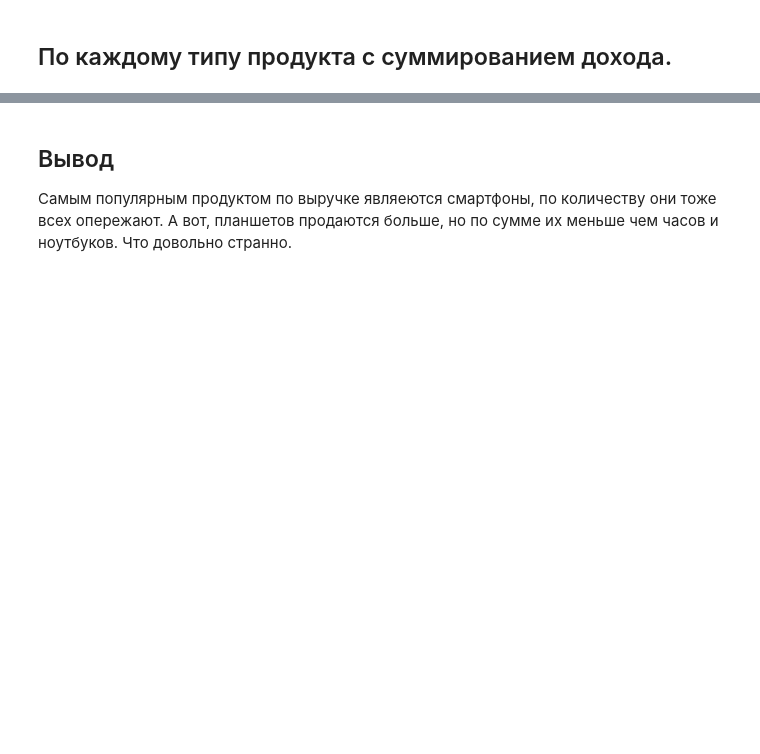
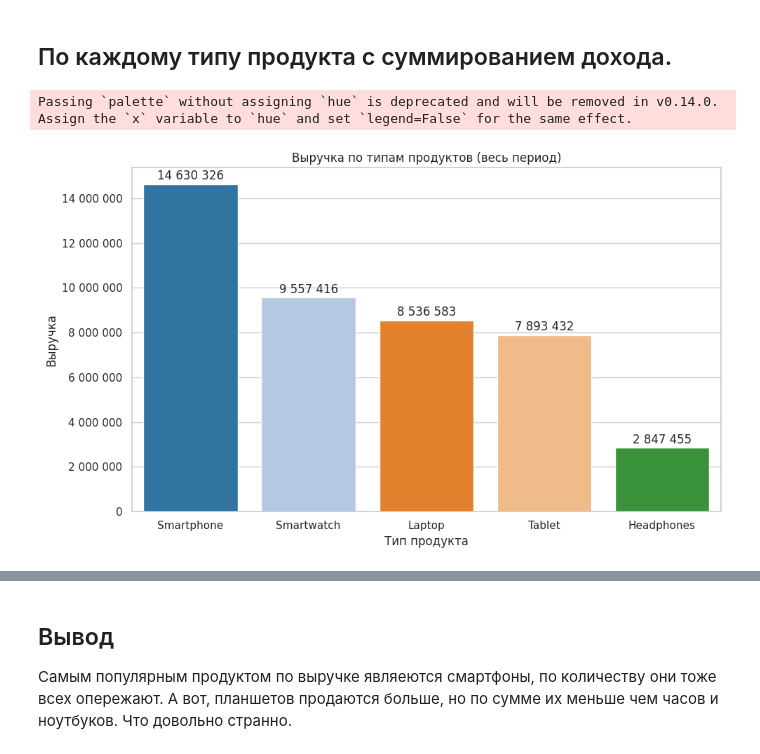
Before and after one commit to chumurov/hse_education_de, a Jupyter notebook: module_1/python_from_de/home_work_3/dz_3.ipynb, the cells around one changed output, grey strips where cells are left out. Saved outputs shown, nothing was run; the diff lists cells and outputs as text; code cells hidden in the pictures; blank space fills up the shorter version.

```diff
--- a/module_1/python_from_de/home_work_3/dz_3.ipynb
+++ b/module_1/python_from_de/home_work_3/dz_3.ipynb
@@ -246,18 +304,44 @@ fig.show()
 # %%
 rev_by_product = (
     df.groupby("Product Type", as_index=False)["Total_Spent_Row"]
           .sum()
           .sort_values("Total_Spent_Row", ascending=False)
 )
-fig_prod = px.bar(
-    rev_by_product,
-    x="Product Type", y="Total_Spent_Row", text="Total_Spent_Row",
-    title="Выручка по типам продуктов (весь период)",
-    labels={"Product Type": "Тип продукта", "Total_Spent_Row": "Выручка"}
+
+
+palette = sns.color_palette("tab20", n_colors=len(rev_by_product))
+
+fig, ax = plt.subplots(figsize=(10, 6))
+
+# Разные цвета через параметр palette (список цветов по порядку категорий)
+sns.barplot(
+    data=rev_by_product,
+    x="Product Type",
+    y="Total_Spent_Row",
+    palette=palette,
+    ax=ax,
 )
-fig_prod.update_traces(texttemplate="%{text:.2f}", textposition="outside")
-fig_prod.update_layout(yaxis_tickformat=",", xaxis_tickangle=-30, margin=dict(b=90))
-fig_prod.show()
+
+ax.set_title("Выручка по типам продуктов (весь период)")
+ax.set_xlabel("Тип продукта")
+ax.set_ylabel("Выручка")
+
+
+
+# Формат чисел с пробелами на оси Y
+fmt_space = FuncFormatter(lambda x, p: format(int(round(x)), ",d").replace(",", " "))
+ax.yaxis.set_major_formatter(fmt_space)
+
+# Подписи значений над столбцами с пробелами
+for container in ax.containers:
+    labels = [format(v, ",.0f").replace(",", " ") for v in container.datavalues]
+    ax.bar_label(container, labels=labels, label_type="edge", padding=2)
+
+plt.tight_layout()
+plt.show()
+# %% [output]
+Passing `palette` without assigning `hue` is deprecated and will be removed in v0.14.0. Assign the `x` variable to `hue` and set `legend=False` for the same effect.
+[figure, added]
 # %%
 rev_by_product = (
     df.groupby("Product Type", as_index=False)["Quantity"]
```
Also changed, not shown: parts of 12 cells of this notebook, 1 other file.
